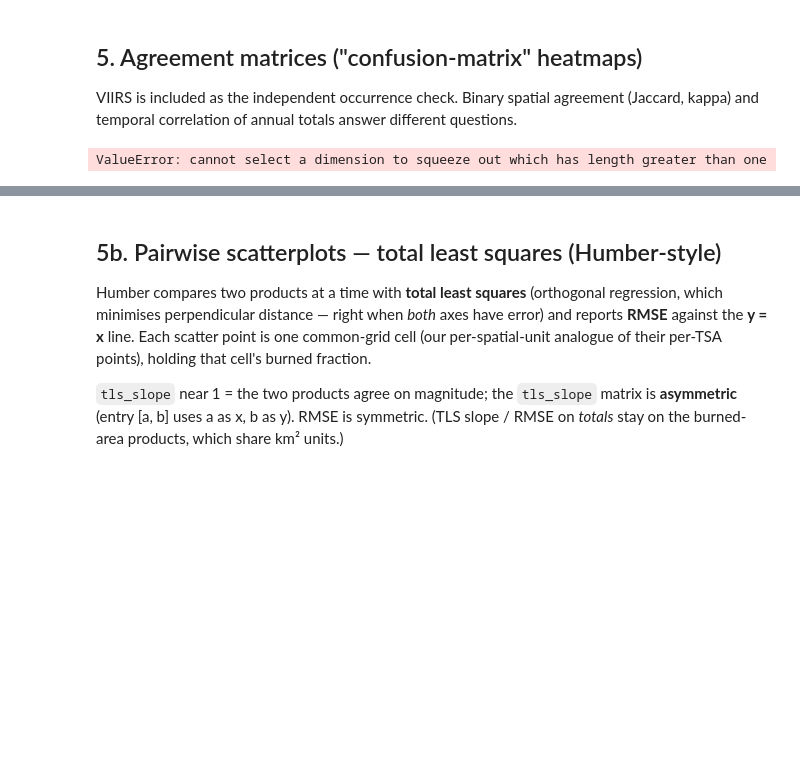
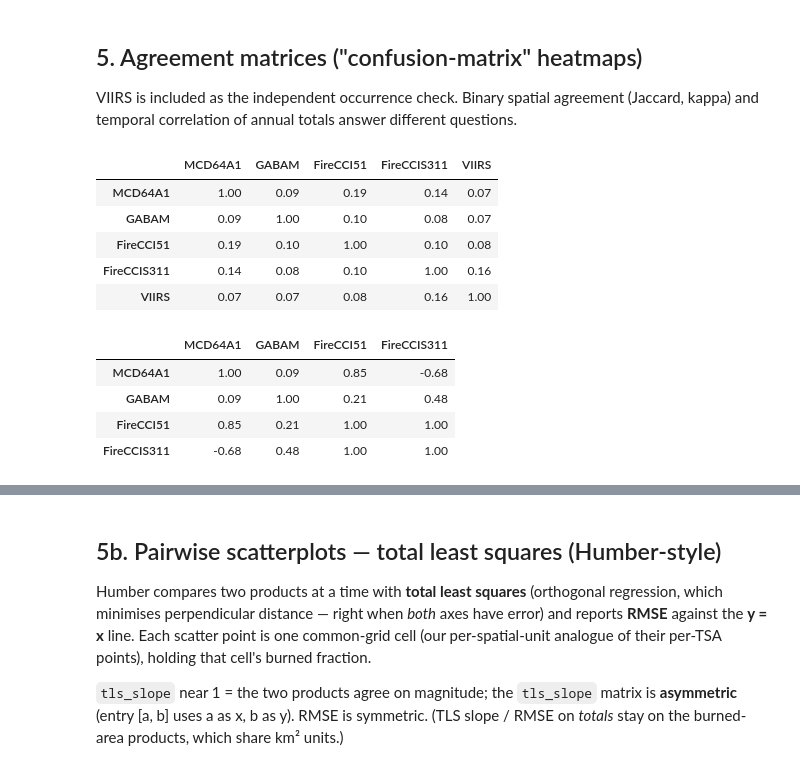
Before and after one commit to jimzhang629/peat_fire_stanback, a Jupyter notebook: notebooks/run_fire_comparison.ipynb, the cells around one changed output, grey strips where cells are left out. Cells and saved outputs as stored; diff of their text form; code cells hidden in the pictures; blank space fills up the shorter version.

```diff
--- a/notebooks/run_fire_comparison.ipynb
+++ b/notebooks/run_fire_comparison.ipynb
@@ -158,14 +164,24 @@ plot_annual_series(area_cg,     title="NC burned area — 500 m common grid"); p
 VIIRS is included as the independent occurrence check. Binary spatial agreement (Jaccard, kappa) and
 temporal correlation of annual totals answer different questions.
 # %%
-products_all = ["MCD64A1", "GABAM", "FireCCI51", "USGS_BA", "VIIRS"]
+products_all = ["MCD64A1", "GABAM", "FireCCI51", "FireCCIS311", "VIIRS"]
 
 jac = agreement_matrix(products_all, years, aoi, method="jaccard", pooling="cells")
 kap = agreement_matrix(products_all, years, aoi, method="kappa",   pooling="cells")
 cor = agreement_matrix(products_ba,  years, aoi, method="pearson", pooling="years")
 display(jac.round(2)); display(cor.round(2))
 # %% [output]
-ValueError: cannot select a dimension to squeeze out which has length greater than one
+|  | MCD64A1 | GABAM | FireCCI51 | FireCCIS311 | VIIRS |
+| MCD64A1 | 1.00 | 0.09 | 0.19 | 0.14 | 0.07 |
+| GABAM | 0.09 | 1.00 | 0.10 | 0.08 | 0.07 |
+| FireCCI51 | 0.19 | 0.10 | 1.00 | 0.10 | 0.08 |
+| FireCCIS311 | 0.14 | 0.08 | 0.10 | 1.00 | 0.16 |
+| VIIRS | 0.07 | 0.07 | 0.08 | 0.16 | 1.00 |
+|  | MCD64A1 | GABAM | FireCCI51 | FireCCIS311 |
+| MCD64A1 | 1.00 | 0.09 | 0.85 | -0.68 |
+| GABAM | 0.09 | 1.00 | 0.21 | 0.48 |
+| FireCCI51 | 0.85 | 0.21 | 1.00 | 1.00 |
+| FireCCIS311 | -0.68 | 0.48 | 1.00 | 1.00 |
 # %%
 plot_agreement_heatmap(jac, title="Spatial agreement (Jaccard)", vmin=0, vmax=1); plt.show()
 plot_agreement_heatmap(cor, title="Annual-total correlation (Pearson)", vmin=-1, vmax=1); plt.show()
```
Also changed, not shown: parts of 13 cells of this notebook, 1 other file.
